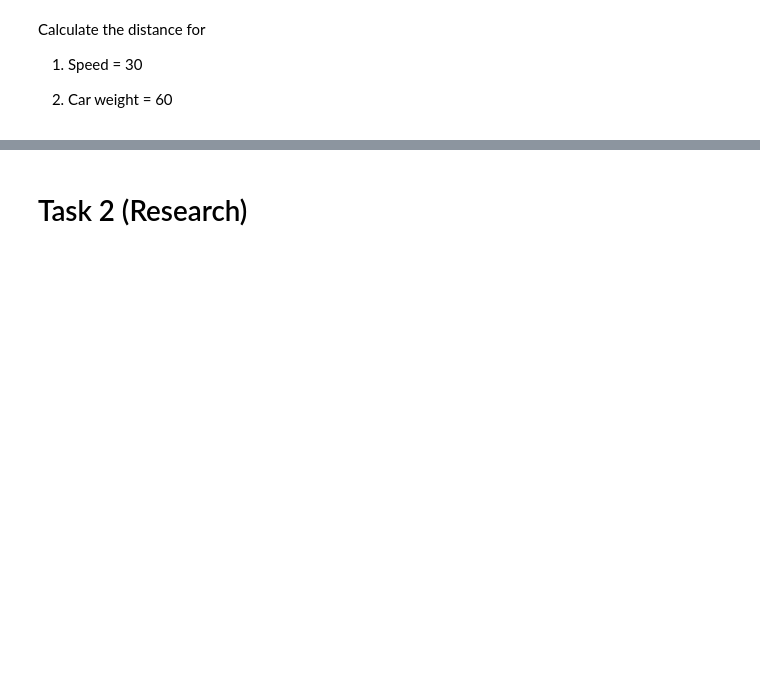
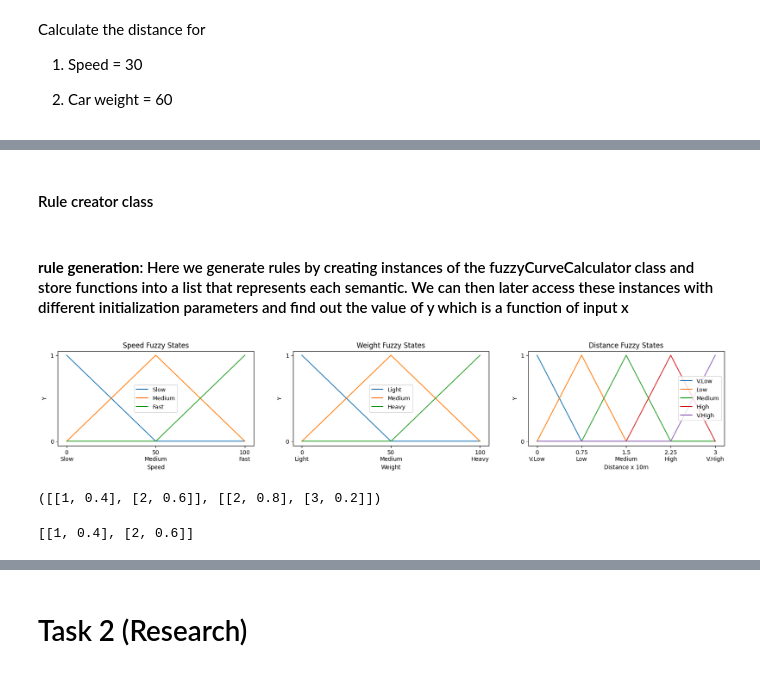
Before and after one commit to devilb2103/Sem---4, a Jupyter notebook: THI/Algorithms for AI 1/Assignment 2/Fuzzy_Logic.ipynb, the cells around one changed output, grey strips where cells are left out. Saved outputs shown, nothing was run; the diff lists cells and outputs as text; code cells hidden in the pictures; blank space fills up the shorter version.

Commit message:
Completed AAI1 Fuzzy Logic Assignment

```diff
--- a/THI/Algorithms for AI 1/Assignment 2/Fuzzy_Logic.ipynb
+++ b/THI/Algorithms for AI 1/Assignment 2/Fuzzy_Logic.ipynb
@@ -98,3 +100,5 @@ Calculate the distance for
+# %% [markdown]
+#### Rule creator class
 # %%
 # fuzzy curve calculator
 class fuzzyCurveCalculator:
@@ -103,14 +107,22 @@ class fuzzyCurveCalculator:
         self.curr_state_val = curr_state_val
         self.next_state_val = next_state_val
 
+    # return the right 0 to 1 values else -1 if out of range
+
     def get_value(self, x: float) -> float:
+        answer = None
         if(x < self.curr_state_val and self.prev_state_val != None):
-            return (x - self.prev_state_val) / (self.curr_state_val - self.prev_state_val)
+            answer = (x - self.prev_state_val) / (self.curr_state_val - self.prev_state_val)
         elif(x > self.curr_state_val and self.next_state_val != None):
-            return 1 - ((x - self.curr_state_val) / (self.next_state_val - self.curr_state_val))
+            answer = 1 - ((x - self.curr_state_val) / (self.next_state_val - self.curr_state_val))
         elif(x == self.curr_state_val):
-            return 1
-        else: return None
+            answer = 1
+        else: answer = None
+
+        if type(answer) not in [float, int] or not(0 <= answer <= 1): answer = float(-1)
+        return answer
+# %% [markdown]
+#### **rule generation**: Here we generate rules by creating instances of the fuzzyCurveCalculator class and store functions into a list that represents each semantic. We can then later access these instances with different initialization parameters and find out the value of y which is a function of input x
 # %%
 speed_ranges = [0, 50, 100]
 weight_ranges = [0, 50, 100]
@@ -153,0 +183,29 @@ for i in range(len(weight_ranges)):
+# %%
+# speed fuzzy graph (input)
+plt.figure(figsize=(21,3))
+plt.subplot(1,3,1)
+speed_fuzzy_x, speed_fuzzy_y = speed_ranges, [[min(1, max(0, x)) for x in [speed_rules[i].get_value(x) for i in range(len(speed_ranges))]] for x in speed_ranges]
+x_labels = ["Slow", "Medium", "Fast"]
+plt.plot(speed_fuzzy_x, speed_fuzzy_y), plt.title("Speed Fuzzy States"), plt.xlabel("Speed"), plt.ylabel("Y")
+plt.xticks(speed_fuzzy_x, [f"{speed_fuzzy_x[x]}\n{x_labels[x]}" for x in range(len(speed_fuzzy_x))]), plt.yticks([0,1])
+plt.legend(x_labels)
+
+# weight fuzzy graph (input)
+plt.subplot(1,3,2)
+weight_fuzzy_x, weight_fuzzy_y = weight_ranges, [[min(1, max(0, x)) for x in [weight_rules[i].get_value(x) for i in range(len(weight_ranges))]] for x in weight_ranges]
+x_labels = ["Light", "Medium", "Heavy"]
+plt.plot(weight_fuzzy_x, weight_fuzzy_y), plt.title("Weight Fuzzy States"), plt.xlabel("Weight"), plt.ylabel("Y")
+plt.xticks(weight_fuzzy_x, [f"{weight_fuzzy_x[x]}\n{x_labels[x]}" for x in range(len(weight_fuzzy_x))]), plt.yticks([0,1])
+plt.legend(x_labels)
+
+# distance fuzzy graph (output)
+plt.subplot(1,3,3)
+distance_fuzzy_x, distance_fuzzy_y = distance_ranges, [[min(1, max(0, x)) for x in [distance_rules[i].get_value(x) for i in range(len(distance_ranges))]] for x in distance_ranges]
+x_labels = ["V.Low", "Low", "Medium", "High", "V.High"]
+plt.plot(distance_fuzzy_x, distance_fuzzy_y), plt.title("Distance Fuzzy States"), plt.xlabel("Distance x 10m"), plt.ylabel("Y")
+plt.xticks(distance_fuzzy_x, [f"{distance_fuzzy_x[x]}\n{x_labels[x]}" for x in range(len(distance_fuzzy_x))]), plt.yticks([0,1])
+plt.legend(x_labels)
+
+plt.show()
+# %% [output]
+[figure, added]
@@ -153,0 +229,8 @@ for i in range(len(weight_ranges)):
+# %%
+speed_state_values, weight_state_values
+# %% [output]
+([[1, 0.4], [2, 0.6]], [[2, 0.8], [3, 0.2]])
+# %%
+[x for x in speed_state_values]
+# %% [output]
+[[1, 0.4], [2, 0.6]]
```
Also changed, not shown: parts of 20 cells of this notebook.
